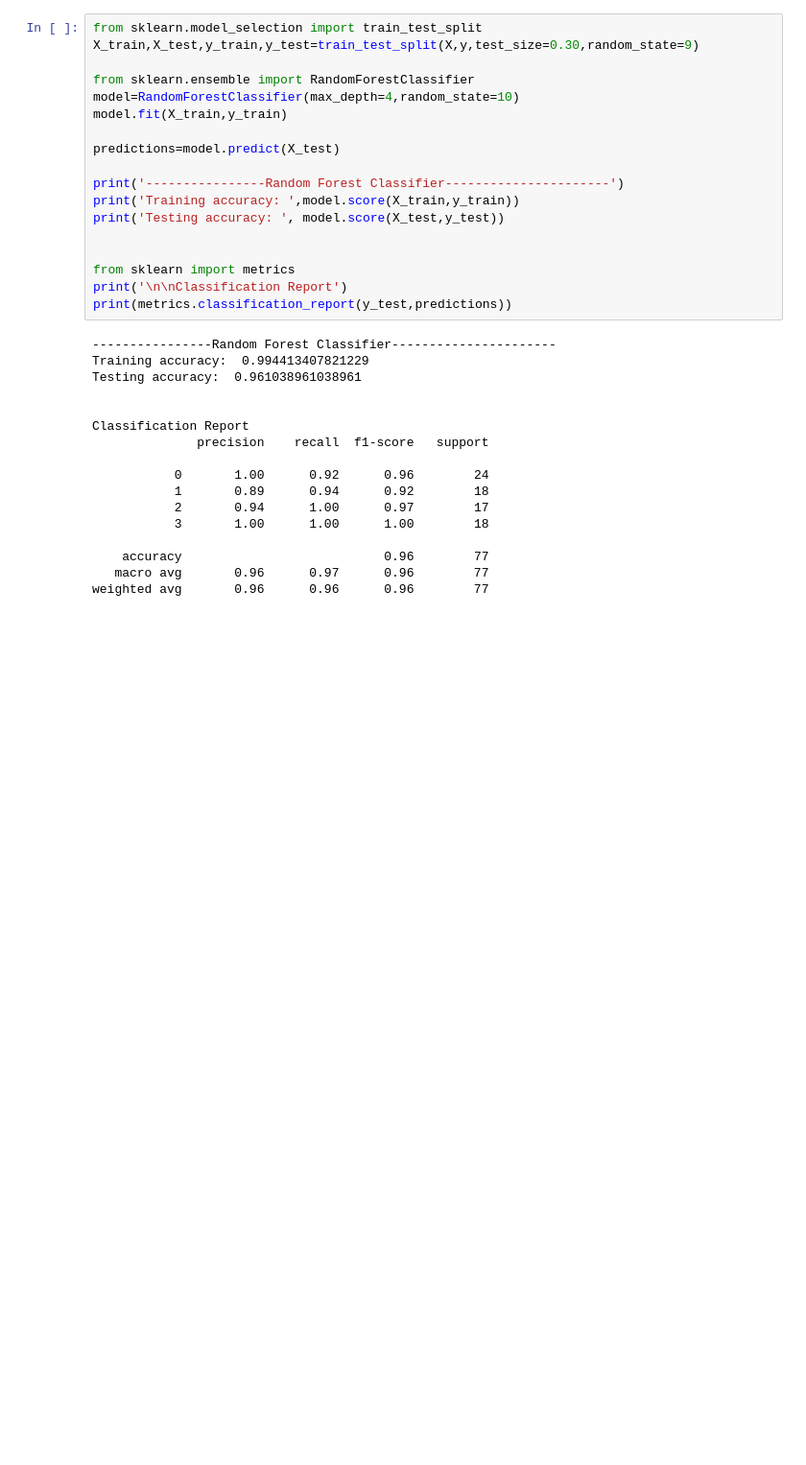
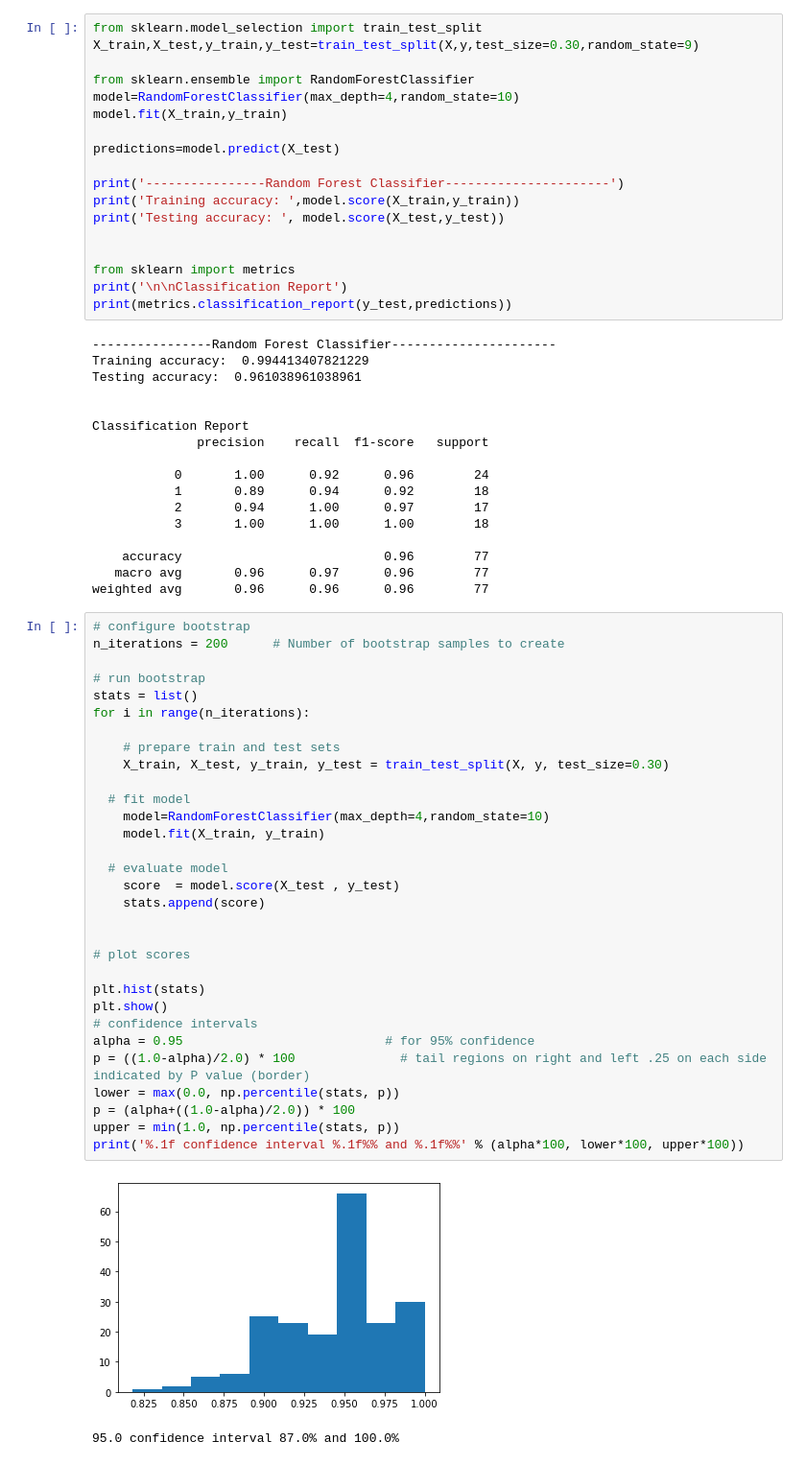
Before and after one commit to Aparna-Ranjith/Mini-Capstone-Project, a Jupyter notebook: Admission to wards.ipynb, the cells around one changed output. Shown at 96% size. Saved outputs shown, nothing was run; the diff lists cells and outputs as text; blank space fills up the shorter version.

```diff
--- a/Admission to wards.ipynb
+++ b/Admission to wards.ipynb
@@ -181,3 +181,37 @@ Classification Report
     accuracy                           0.96        77
    macro avg       0.96      0.97      0.96        77
 weighted avg       0.96      0.96      0.96        77
+# %%
+# configure bootstrap
+n_iterations = 200      # Number of bootstrap samples to create
+
+# run bootstrap
+stats = list()
+for i in range(n_iterations):
+
+	# prepare train and test sets
+	X_train, X_test, y_train, y_test = train_test_split(X, y, test_size=0.30)
+
+  # fit model
+	model=RandomForestClassifier(max_depth=4,random_state=10)
+	model.fit(X_train, y_train)
+
+  # evaluate model
+	score  = model.score(X_test , y_test)
+	stats.append(score)
+
+
+# plot scores
+
+plt.hist(stats)
+plt.show()
+# confidence intervals
+alpha = 0.95                           # for 95% confidence
+p = ((1.0-alpha)/2.0) * 100              # tail regions on right and left .25 on each side indicated by P value (border)
+lower = max(0.0, np.percentile(stats, p))
+p = (alpha+((1.0-alpha)/2.0)) * 100
+upper = min(1.0, np.percentile(stats, p))
+print('%.1f confidence interval %.1f%% and %.1f%%' % (alpha*100, lower*100, upper*100))
+# %% [output]
+[figure, added]
+95.0 confidence interval 87.0% and 100.0%
```
